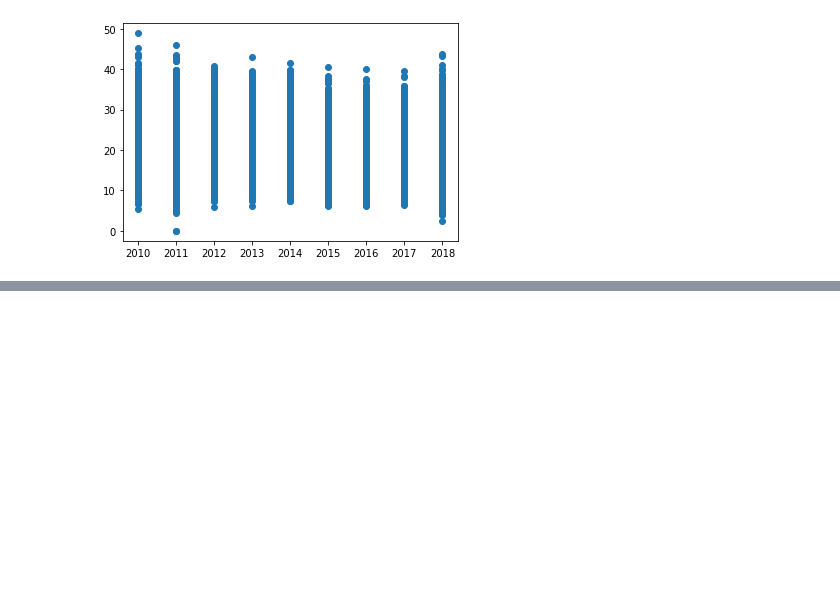
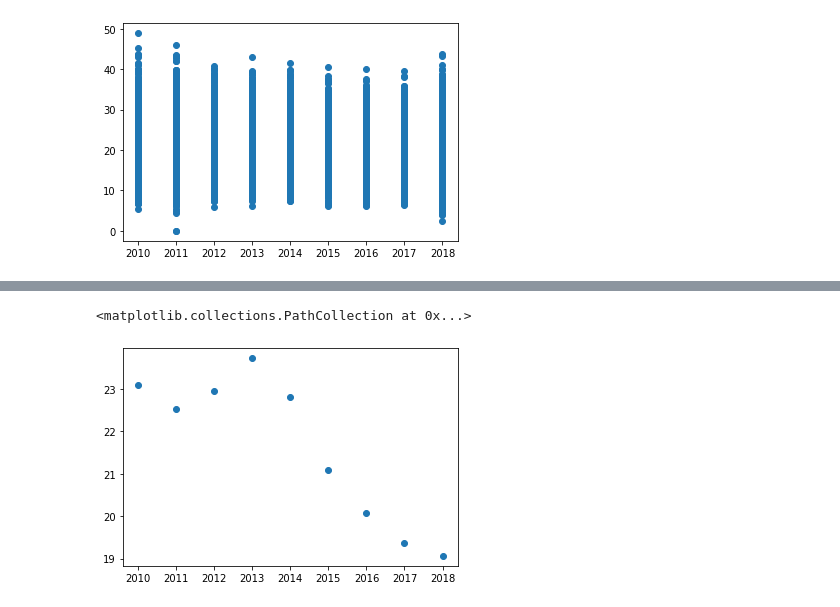
Before and after one commit to wesmith4/mat210-data-viz, a Jupyter notebook: feedingAmerica/feedingAmerica.ipynb, the cells around one changed output, grey strips where cells are left out. Cells and saved outputs as stored; diff of their text form; code cells hidden in the pictures; blank space fills up the shorter version.

```diff
--- a/feedingAmerica/feedingAmerica.ipynb
+++ b/feedingAmerica/feedingAmerica.ipynb
@@ -80,2 +64,4 @@ Name: Child food insecurity rate, Length: 28282, dtype: float64
 # %%
-df[df['County'] == "New Hanover County"].groupby('Year')['Child food insecurity rate'].mean()
+national_aggregates = df.groupby(['Year'])['Child food insecurity rate'].mean()
+NC_aggregates = df[df['State'] == 'NC'].groupby(['Year', 'State'])['Child food insecurity rate'].mean()
+NewHanCty_aggregates = df[df['County'] == "New Hanover County"].groupby('Year')['Child food insecurity rate'].mean()
@@ -97,0 +80,6 @@ get_ipython()
+# %%
+fig, ax = plt.subplots()
+ax.scatter(range(2010,2019), national_aggregates.to_list())
+# %% [output]
+<matplotlib.collections.PathCollection at 0x...>
+[figure, added]
```
Also changed, not shown: parts of 5 cells of this notebook.
